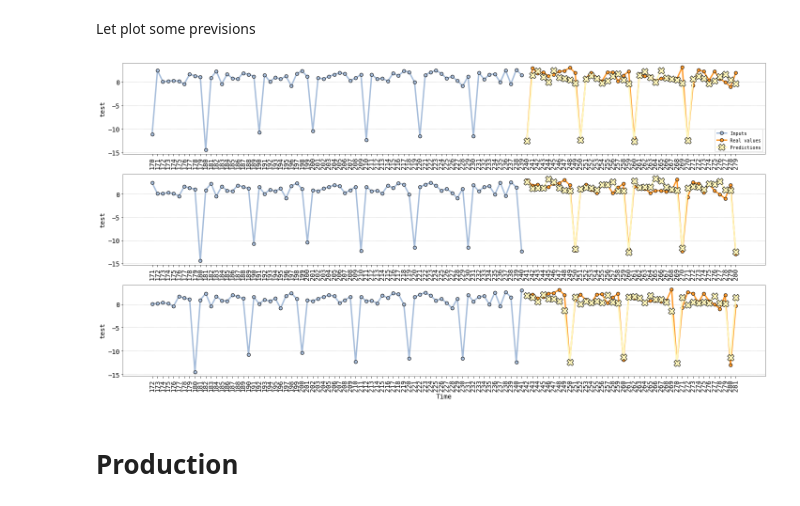
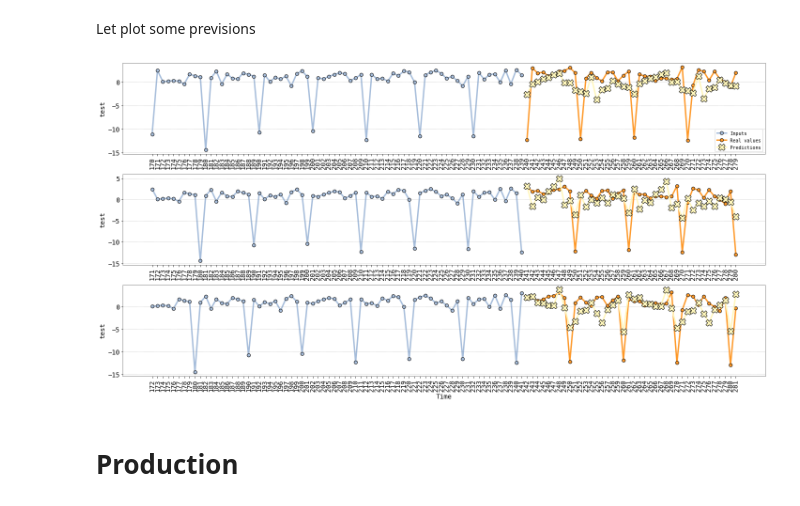
Before and after one commit to AutocoinLab/autopycoin, a Jupyter notebook: examples/get_started.ipynb, the cells around one changed output. Saved outputs shown, nothing was run; the diff lists cells and outputs as text; code cells hidden in the pictures.

```diff
--- a/examples/get_started.ipynb
+++ b/examples/get_started.ipynb
@@ -233,12 +233,12 @@ model2.evaluate(w.test)
 Let plot some previsions
 # %%
 from autopycoin.autopycoin.display import ShowTs
+
+plotter = ShowTs(w, 'test', model1)
+
+plotter.plot_from_index('240', 'test')
+# %% [output]
+[figure, added]
-# %%
-plotter = ShowTs(w, 'test', model)
-
-plotter.plot_from_index('240', 'test')
-# %% [output]
-[figure, removed]
 # %% [markdown]
 # Production
 # %%
```
Also changed, not shown: parts of 1 cell of this notebook, 19 other files.
